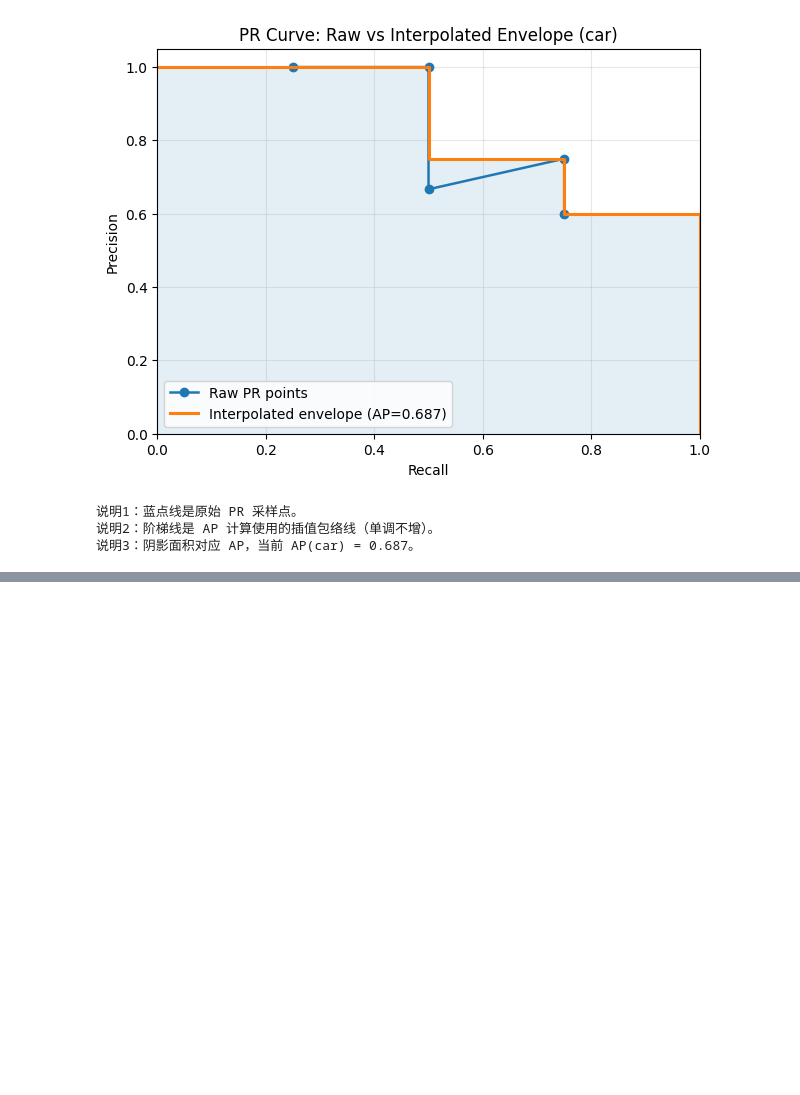
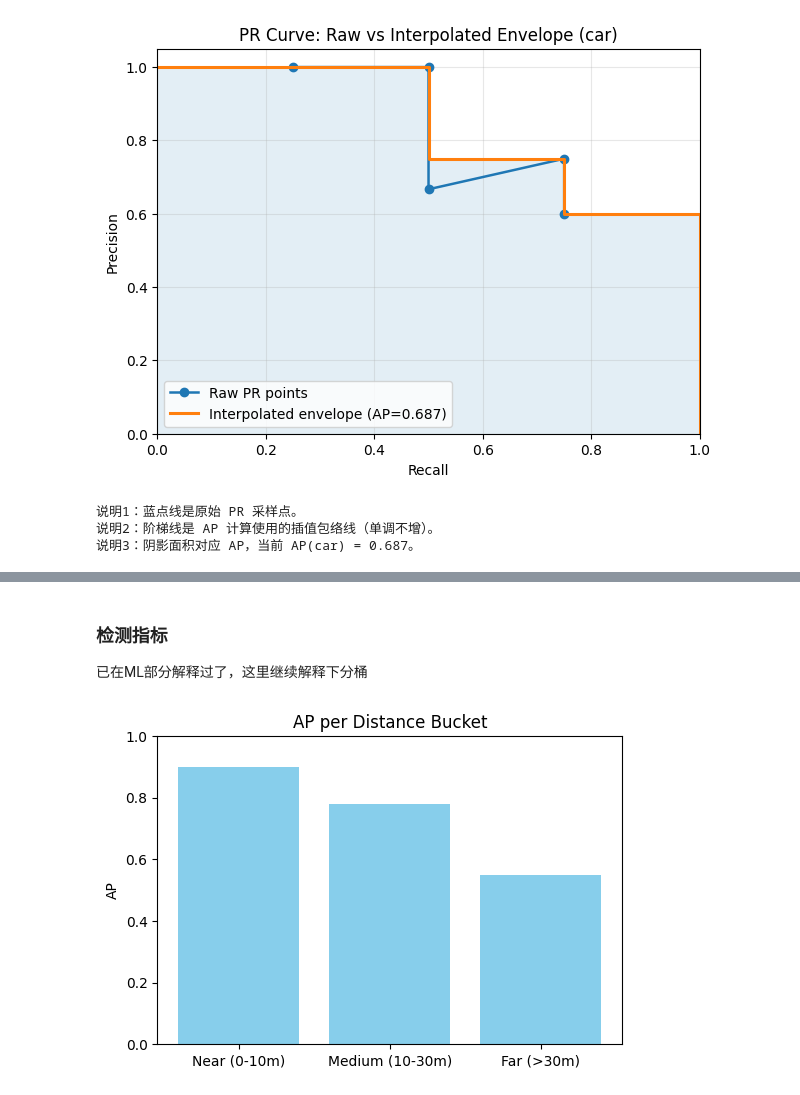
Before and after one commit to cola1917/ad-eval-suite, a Jupyter notebook: Metrics_Introduction.ipynb, the cells around one changed output, grey strips where cells are left out. Cells and saved outputs as stored; diff of their text form; code cells hidden in the pictures; blank space fills up the shorter version.

```diff
--- a/Metrics_Introduction.ipynb
+++ b/Metrics_Introduction.ipynb
@@ -209,0 +227,16 @@ print(f'说明3：阴影面积对应 AP，当前 AP(car) = {ap_car:.3f}。')
+# %% [markdown]
+### 检测指标
+
+已在ML部分解释过了，这里继续解释下分桶
+# %%
+distance_bins = ['Near (0-10m)', 'Medium (10-30m)', 'Far (>30m)']
+ap_bins = [0.90, 0.78, 0.55]
+
+plt.figure(figsize=(6,4))
+plt.bar(distance_bins, ap_bins, color='skyblue')
+plt.ylim(0,1.0)
+plt.ylabel('AP')
+plt.title('AP per Distance Bucket')
+plt.show()
+# %% [output]
+[figure, added]
```
Also changed, not shown: parts of 12 cells of this notebook.
